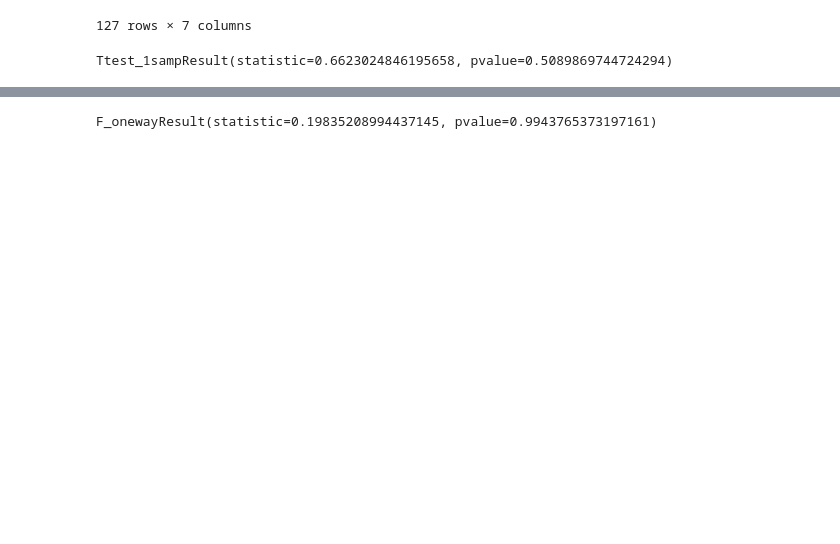
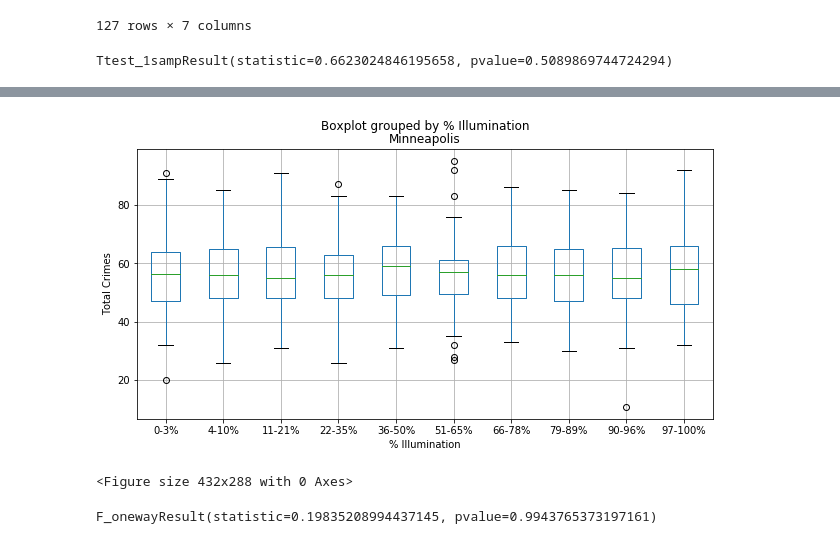
Before and after one commit to knwright/ProgressBar, a Jupyter notebook: Mpls_crime_data_analysis.ipynb, the cells around one changed output, grey strips where cells are left out. Saved outputs shown, nothing was run; the diff lists cells and outputs as text; code cells hidden in the pictures; blank space fills up the shorter version.

Commit message:
Add files via upload
Changed boxplot to display by illumination range

```diff
--- a/Mpls_crime_data_analysis.ipynb
+++ b/Mpls_crime_data_analysis.ipynb
@@ -464,3 +452,15 @@ Number of rows = 1096
+# %%
+# Create a boxplot to compare means
+mpls_daily_crime_by_moon.boxplot("Total Crimes", by="% Illumination", figsize=(10, 5))
+plt.title('Minneapolis')
+plt.ylabel('Total Crimes')
+plt.show()
+
+# Save plot
+plt.savefig("mpls_total_crimes_boxplot.png")
+# %% [output]
+[figure, added]
+<Figure size 432x288 with 0 Axes>
 # %%
 # Extract individual groups for each illumination range
 group1 = mpls_daily_crime_by_moon[mpls_daily_crime_by_moon["% Illumination"] == "0-3%"]["Total Crimes"]
```
Also changed, not shown: parts of 5 cells of this notebook, 1 other file.
